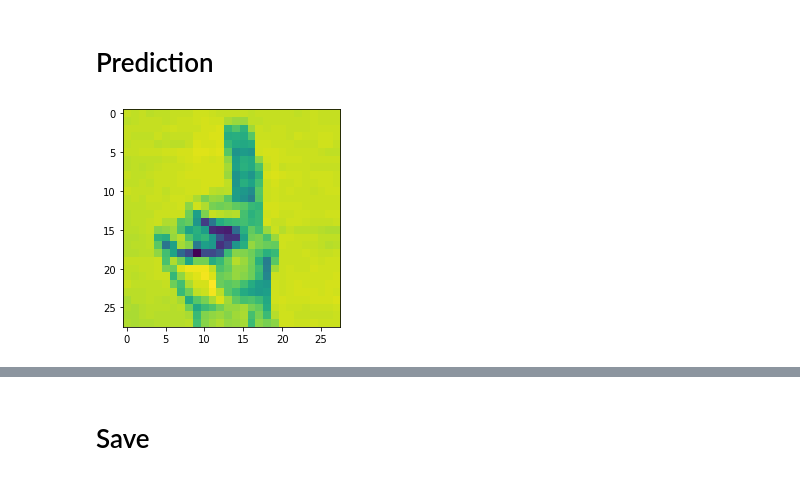
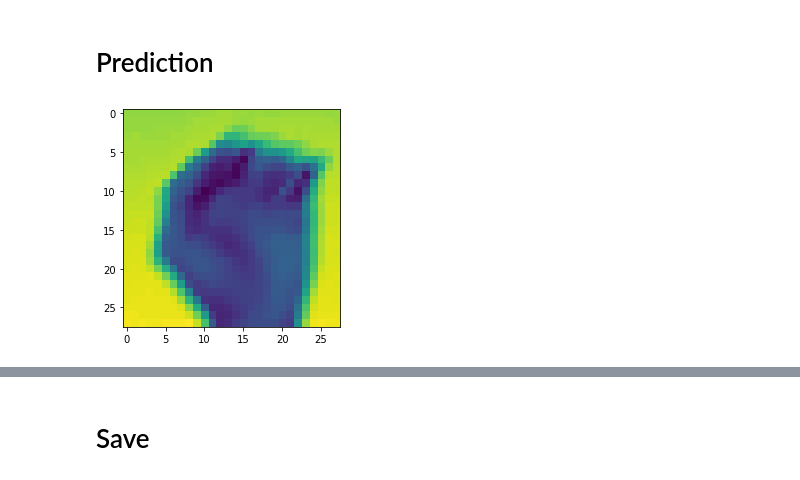
Before and after one commit to Xskullibur/SignQuest-SignTranslator, a Jupyter notebook: image-sign-translator.ipynb, the cells around one changed output, grey strips where cells are left out. Saved outputs shown, nothing was run; the diff lists cells and outputs as text; code cells hidden in the pictures.

```diff
--- a/image-sign-translator.ipynb
+++ b/image-sign-translator.ipynb
@@ -144,16 +163,16 @@ NameError: name 'test_labels' is not defined
 # %%
 %matplotlib inline
 import cv2
 from matplotlib import pyplot as plt
-img = cv2.imread('testD.jpg', cv2.IMREAD_GRAYSCALE)
+img = cv2.imread('export_detected.jpg', cv2.IMREAD_GRAYSCALE)
 img = cv2.resize(img, (28, 28), interpolation = cv2.INTER_AREA)
 img = img / 255
 
 #Show the image with matplotlib
 plt.imshow(img)
 plt.show()
 # %% [output]
-[figure, old version]
+[figure, new version]
 # %%
 predicted_index = np.argmax(model.predict(img.reshape((-1, 28, 28, 1))))
 print(model.predict(img.reshape((-1, 28, 28, 1))))
```
Also changed, not shown: parts of 7 cells of this notebook, 2 other files.
